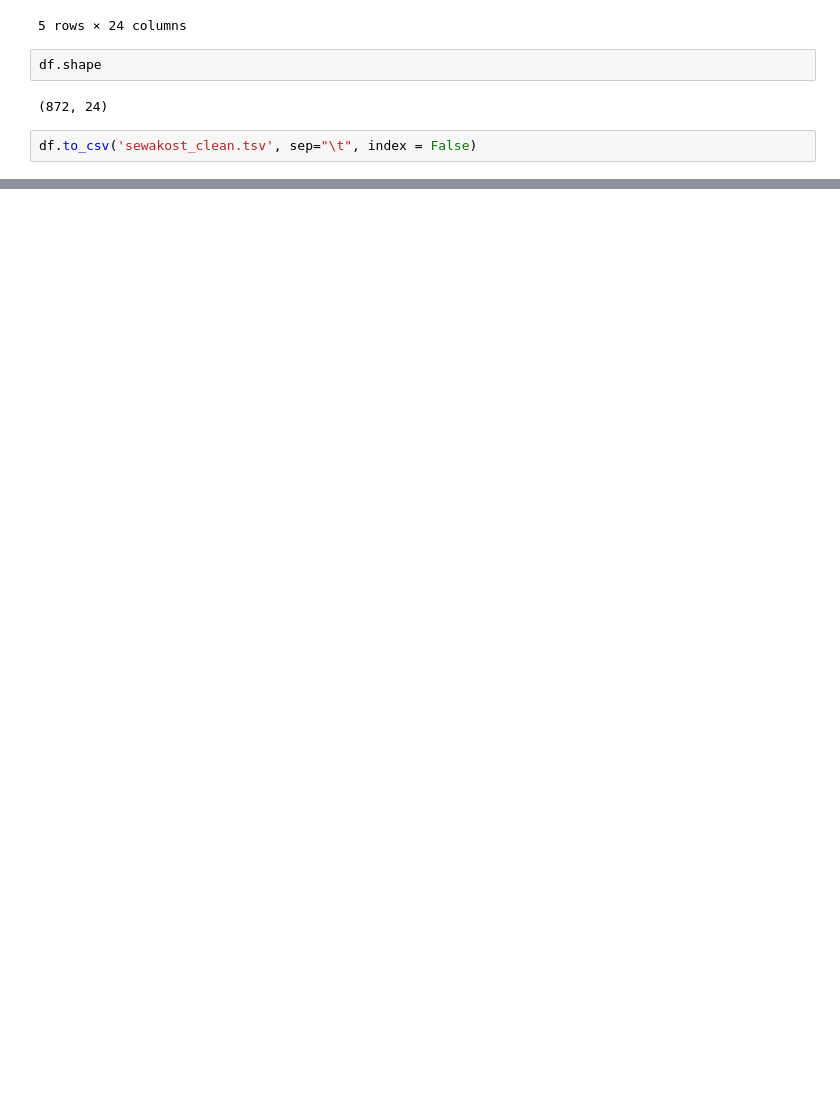
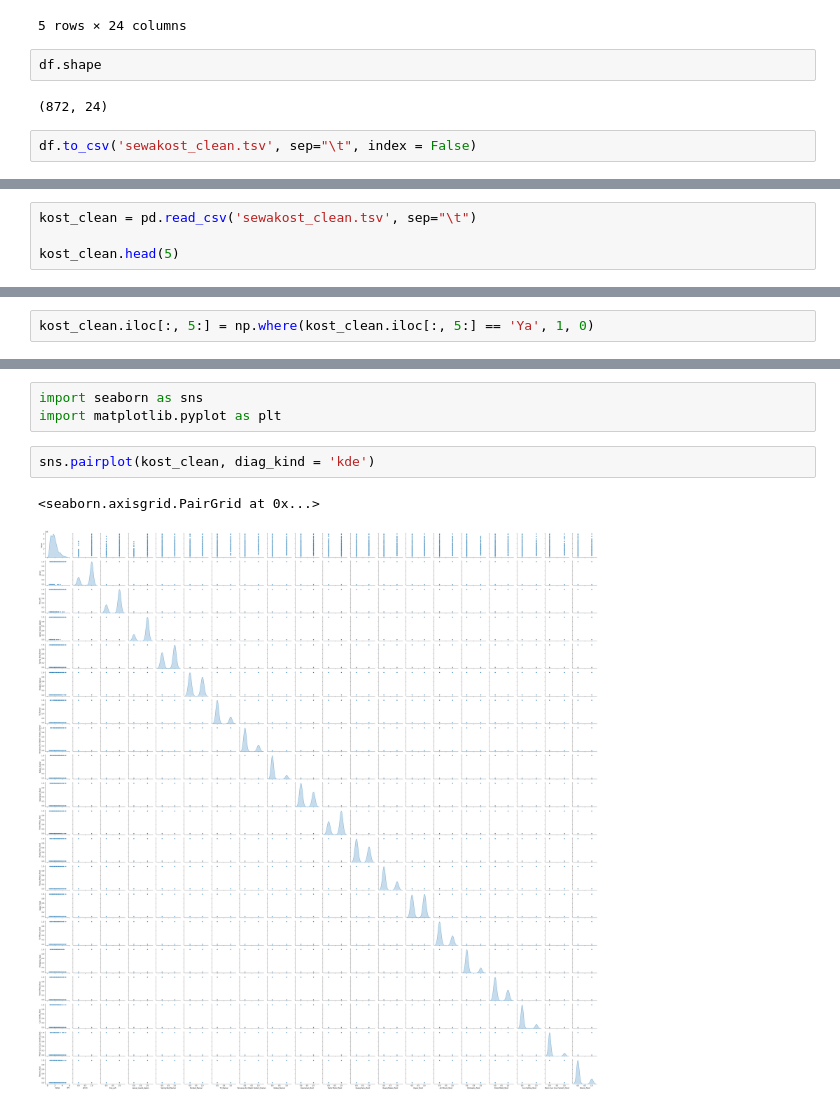
Before and after one commit to IrfanChairurrachman/regression-kost-pricing, a Jupyter notebook: pricing.ipynb, the cells around one changed output, grey strips where cells are left out. Saved outputs shown, nothing was run; the diff lists cells and outputs as text; blank space fills up the shorter version.

```diff
--- a/pricing.ipynb
+++ b/pricing.ipynb
@@ -204,0 +208,4 @@ df.to_csv('sewakost_clean.tsv', sep="\t", index = False)
+# %%
+kost_clean = pd.read_csv('sewakost_clean.tsv', sep="\t")
+
+kost_clean.head(5)
@@ -204,0 +229,2 @@ df.to_csv('sewakost_clean.tsv', sep="\t", index = False)
+# %%
+kost_clean.iloc[:, 5:] = np.where(kost_clean.iloc[:, 5:] == 'Ya', 1, 0)
@@ -204,0 +272,8 @@ df.to_csv('sewakost_clean.tsv', sep="\t", index = False)
+# %%
+import seaborn as sns
+import matplotlib.pyplot as plt
+# %%
+sns.pairplot(kost_clean, diag_kind = 'kde')
+# %% [output]
+<seaborn.axisgrid.PairGrid at 0x...>
+[figure, added]
```
Also changed, not shown: parts of 7 cells of this notebook.
